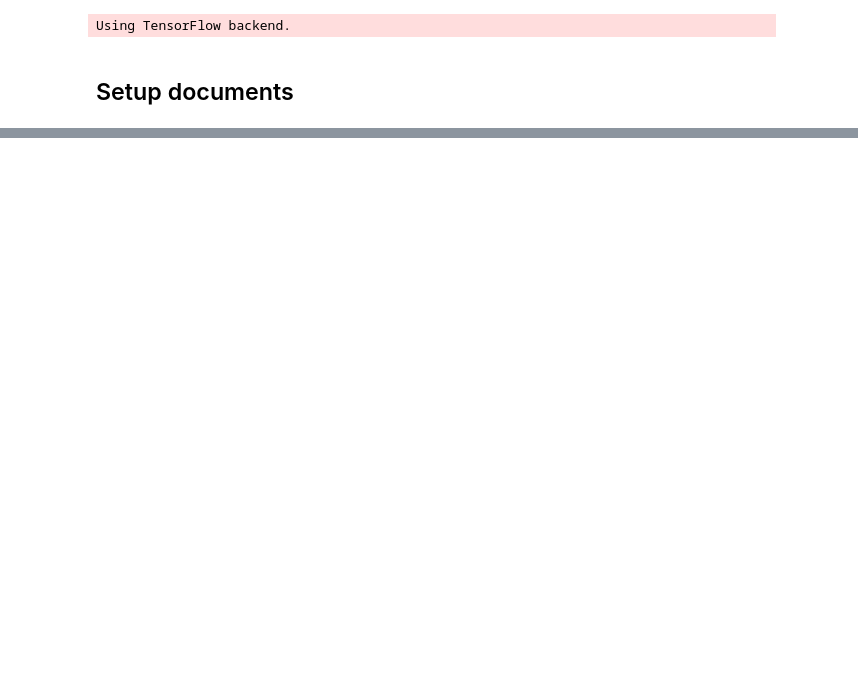
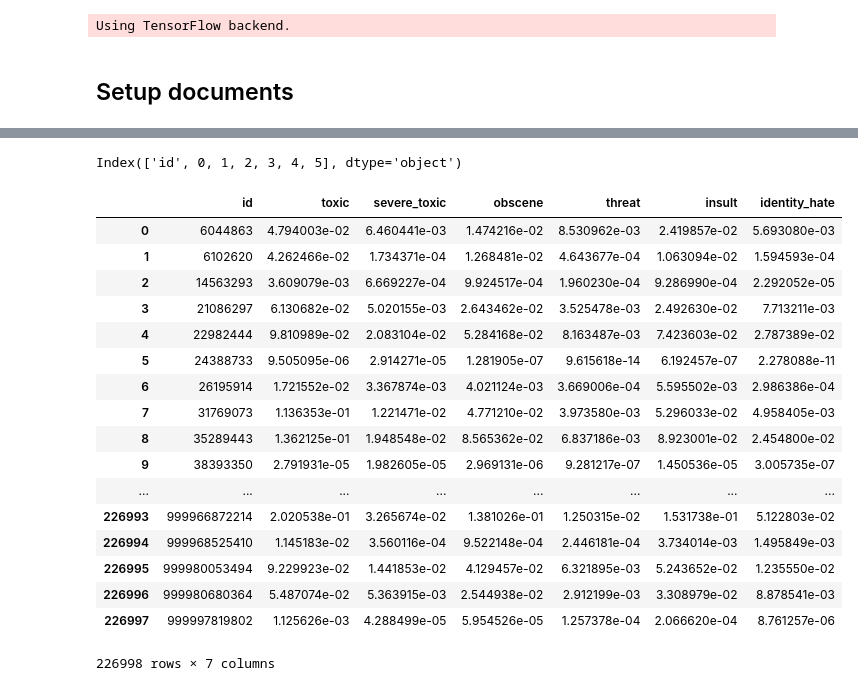
Before and after one commit to ericrincon/kaggle-toxic, a Jupyter notebook: Doc2Vec.ipynb, the cells around one changed output, grey strips where cells are left out. Saved outputs shown, nothing was run; the diff lists cells and outputs as text; code cells hidden in the pictures; blank space fills up the shorter version.

```diff
--- a/Doc2Vec.ipynb
+++ b/Doc2Vec.ipynb
@@ -76,0 +99,13 @@ test_df.close()
+# %%
+concat_df.extend(preds)
+# %%
+sub_df = pd.concat(concat_df, axis=1)
+# %%
+sub_df.columns
+# %% [output]
+Index(['id', 0, 1, 2, 3, 4, 5], dtype='object')
+# %%
+sub_df_columns = ['id']
+sub_df_columns.extend(TARGET_NAMES)
+# %%
+sub_df.columns = sub_df_columns
@@ -76,0 +114,21 @@ test_df.close()
+# %%
+sub_df
+# %% [output]
+|  | id | toxic | severe_toxic | obscene | threat | insult | identity_hate |
+| 0 | 6044863 | 4.794003e-02 | 6.460441e-03 | 1.474216e-02 | 8.530962e-03 | 2.419857e-02 | 5.693080e-03 |
+| 1 | 6102620 | 4.262466e-02 | 1.734371e-04 | 1.268481e-02 | 4.643677e-04 | 1.063094e-02 | 1.594593e-04 |
+| 2 | 14563293 | 3.609079e-03 | 6.669227e-04 | 9.924517e-04 | 1.960230e-04 | 9.286990e-04 | 2.292052e-05 |
+| 3 | 21086297 | 6.130682e-02 | 5.020155e-03 | 2.643462e-02 | 3.525478e-03 | 2.492630e-02 | 7.713211e-03 |
+| 4 | 22982444 | 9.810989e-02 | 2.083104e-02 | 5.284168e-02 | 8.163487e-03 | 7.423603e-02 | 2.787389e-02 |
+| 5 | 24388733 | 9.505095e-06 | 2.914271e-05 | 1.281905e-07 | 9.615618e-14 | 6.192457e-07 | 2.278088e-11 |
+| 6 | 26195914 | 1.721552e-02 | 3.367874e-03 | 4.021124e-03 | 3.669006e-04 | 5.595502e-03 | 2.986386e-04 |
+| 7 | 31769073 | 1.136353e-01 | 1.221471e-02 | 4.771210e-02 | 3.973580e-03 | 5.296033e-02 | 4.958405e-03 |
+| 8 | 35289443 | 1.362125e-01 | 1.948548e-02 | 8.565362e-02 | 6.837186e-03 | 8.923001e-02 | 2.454800e-02 |
+| 9 | 38393350 | 2.791931e-05 | 1.982605e-05 | 2.969131e-06 | 9.281217e-07 | 1.450536e-05 | 3.005735e-07 |
+| ... | ... | ... | ... | ... | ... | ... | ... |
+| 226993 | 999966872214 | 2.020538e-01 | 3.265674e-02 | 1.381026e-01 | 1.250315e-02 | 1.531738e-01 | 5.122803e-02 |
+| 226994 | 999968525410 | 1.145183e-02 | 3.560116e-04 | 9.522148e-04 | 2.446181e-04 | 3.734014e-03 | 1.495849e-03 |
+| 226995 | 999980053494 | 9.229923e-02 | 1.441853e-02 | 4.129457e-02 | 6.321895e-03 | 5.243652e-02 | 1.235550e-02 |
+| 226996 | 999980680364 | 5.487074e-02 | 5.363915e-03 | 2.544938e-02 | 2.912199e-03 | 3.308979e-02 | 8.878541e-03 |
+| 226997 | 999997819802 | 1.125626e-03 | 4.288499e-05 | 5.954526e-05 | 1.257378e-04 | 2.066620e-04 | 8.761257e-06 |
+226998 rows × 7 columns
```
Also changed, not shown: parts of 10 cells of this notebook, 18 other files.
